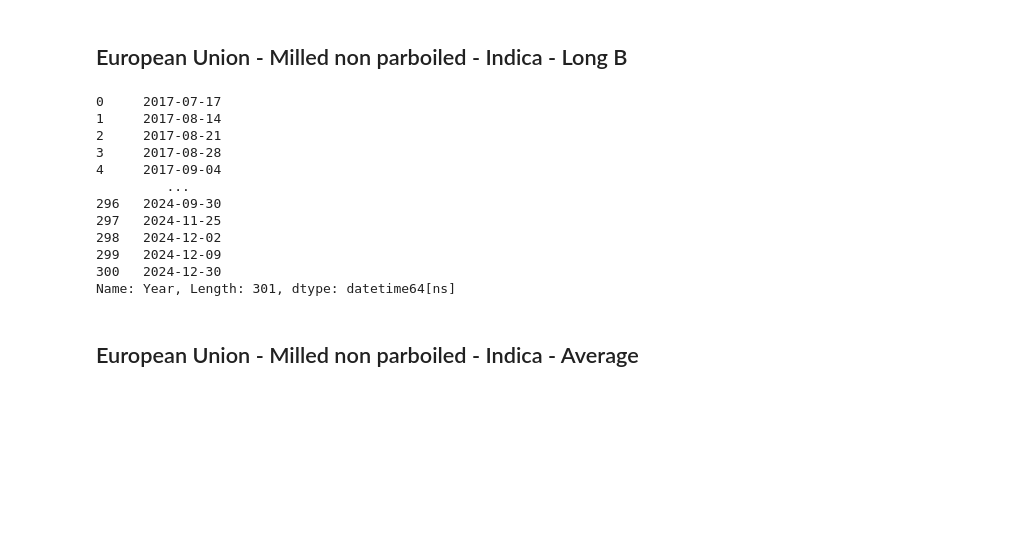
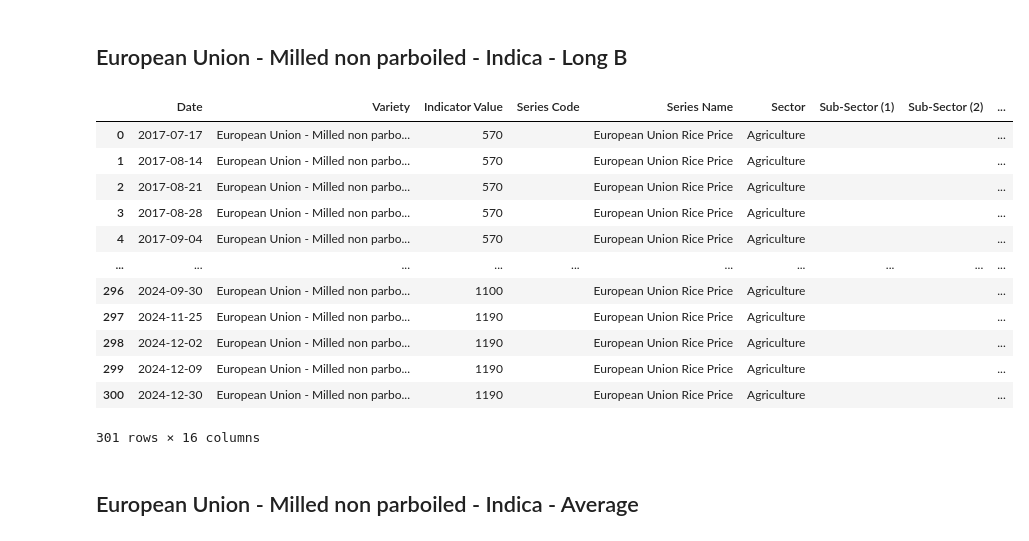
Before and after one commit to whatanakKean/cdri-data-hub-web-view, a Jupyter notebook: src/etl/experiments.ipynb, the cells around one changed output. Cells and saved outputs as stored; diff of their text form; code cells hidden in the pictures; blank space fills up the shorter version.

```diff
--- a/src/etl/experiments.ipynb
+++ b/src/etl/experiments.ipynb
@@ -168,44 +170,47 @@ fob_rice_price
 # %%
 import pandas as pd
 import sqlite3
 
 # Step 1: Read the data
 european_indica_long_b = pd.read_excel("./raw agriculture & economic/Rice Price_v4a.xlsx", sheet_name="European Union - Milled non par")
 
 european_indica_long_b = european_indica_long_b.rename(columns={"Rice variety": "Variety"})
 european_indica_long_b = european_indica_long_b.rename(columns={"Price (€/Tonne)": "Indicator Value"})
-european_indica_long_b = european_indica_long_b.rename(columns={"Reference Period": "Year"})
+european_indica_long_b = european_indica_long_b.rename(columns={"Reference Period": "Date"})
+
+european_indica_long_b['Indicator Value'] = pd.to_numeric(european_indica_long_b['Indicator Value'], errors='coerce')
 
 # Add Columns
 european_indica_long_b["Series Code"] = ""
 european_indica_long_b["Series Name"] = "European Union Rice Price"
 european_indica_long_b["Sector"] = "Agriculture"
 european_indica_long_b["Sub-Sector (1)"] = ""
 european_indica_long_b["Sub-Sector (2)"] = ""
 european_indica_long_b["Source"] = ""
 european_indica_long_b["Latitude"] = ""
 european_indica_long_b["Longtitude"] = ""
 european_indica_long_b["Indicator"] = "Average Price"
 european_indica_long_b["Indicator Unit"] = "£/Tonne"
 
 european_indica_long_b["Province"] = ""
 european_indica_long_b["Markets"] = ""
 european_indica_long_b["Pro code"] = ""
 
-european_indica_long_b['Year']
+european_indica_long_b
 # %% [output]
+|  | Date | Variety | Indicator Value | Series Code | Series Name | Sector | Sub-Sector (1) | Sub-Sector (2) | ... |
+| 0 | 2017-07-17 | European Union - Milled non parbo... | 570 |  | European Union Rice Price | Agriculture |  |  | ... |
+| 1 | 2017-08-14 | European Union - Milled non parbo... | 570 |  | European Union Rice Price | Agriculture |  |  | ... |
+| 2 | 2017-08-21 | European Union - Milled non parbo... | 570 |  | European Union Rice Price | Agriculture |  |  | ... |
+| 3 | 2017-08-28 | European Union - Milled non parbo... | 570 |  | European Union Rice Price | Agriculture |  |  | ... |
+| 4 | 2017-09-04 | European Union - Milled non parbo... | 570 |  | European Union Rice Price | Agriculture |  |  | ... |
+| ... | ... | ... | ... | ... | ... | ... | ... | ... | ... |
+| 296 | 2024-09-30 | European Union - Milled non parbo... | 1100 |  | European Union Rice Price | Agriculture |  |  | ... |
+| 297 | 2024-11-25 | European Union - Milled non parbo... | 1190 |  | European Union Rice Price | Agriculture |  |  | ... |
+| 298 | 2024-12-02 | European Union - Milled non parbo... | 1190 |  | European Union Rice Price | Agriculture |  |  | ... |
+| 299 | 2024-12-09 | European Union - Milled non parbo... | 1190 |  | European Union Rice Price | Agriculture |  |  | ... |
+| 300 | 2024-12-30 | European Union - Milled non parbo... | 1190 |  | European Union Rice Price | Agriculture |  |  | ... |
-0     2017-07-17
-1     2017-08-14
-2     2017-08-21
-3     2017-08-28
-4     2017-09-04
-         ...
-296   2024-09-30
-297   2024-11-25
-298   2024-12-02
-299   2024-12-09
-300   2024-12-30
-Name: Year, Length: 301, dtype: datetime64[ns]
+301 rows × 16 columns
 # %% [markdown]
 ## European Union - Milled non parboiled - Indica - Average
 # %%
```
Also changed, not shown: parts of 7 cells of this notebook, 9 other files.
